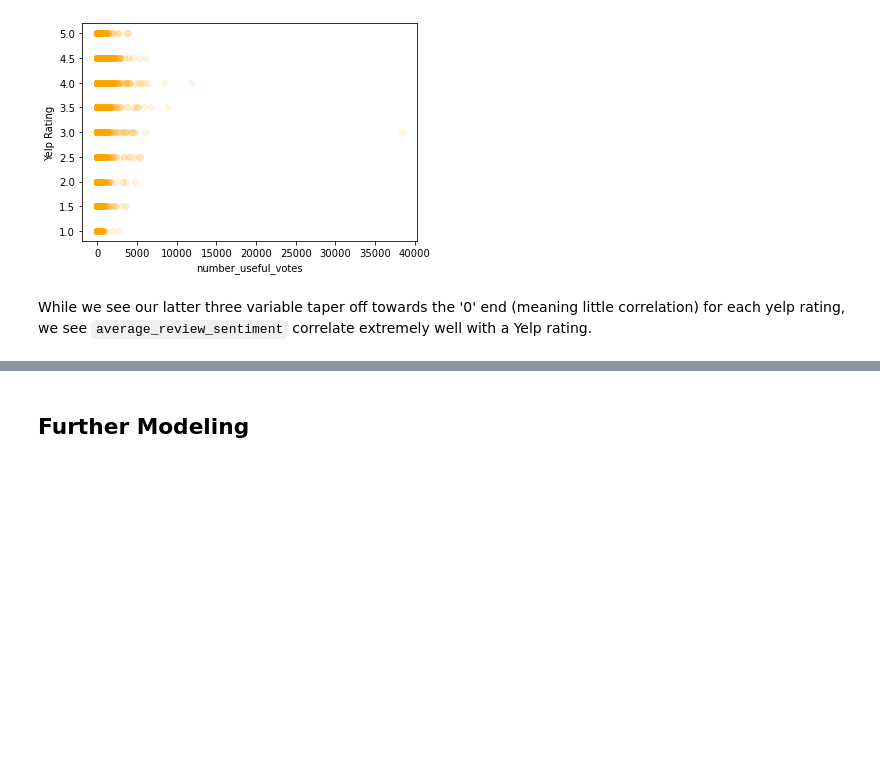
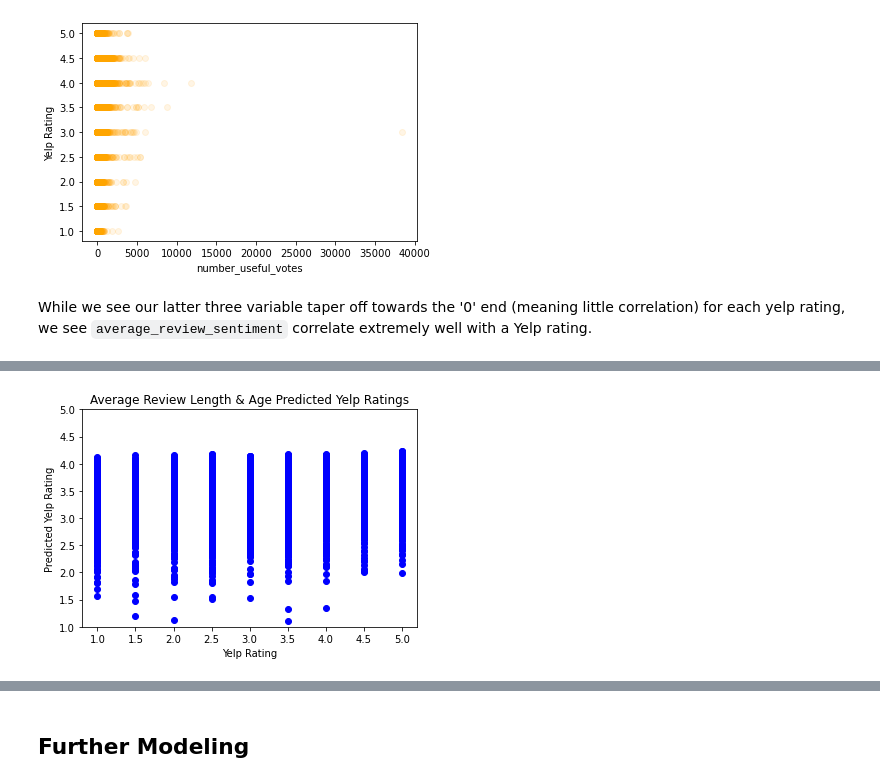
Before and after one commit to DanPark13/yelp-rating-prediction, a Jupyter notebook: yelp_rating_predictor.ipynb, the cells around one changed output, grey strips where cells are left out. Cells and saved outputs as stored; diff of their text form; code cells hidden in the pictures; blank space fills up the shorter version.

```diff
--- a/yelp_rating_predictor.ipynb
+++ b/yelp_rating_predictor.ipynb
@@ -388,0 +316,2 @@ all_features = binary_features + numeric_features
+# %%
+review_length_age_features = df[['average_review_length','average_review_age']]
@@ -388,0 +335,3 @@ all_features = binary_features + numeric_features
+# %%
+# 'average_review_length' and 'average_review_age'
+review_length_age_X_train, review_length_age_X_test, review_length_age_y_train, review_length_age_y_test = train_test_split(review_length_age_features, ratings, test_size = 0.2, random_state = 1)
@@ -388,0 +348,4 @@ all_features = binary_features + numeric_features
+# %%
+# `average_review_length` and `average_review_age`
+review_length_age_model = LinearRegression()
+review_length_age_model.fit(review_length_age_X_train, review_length_age_y_train)
@@ -388,0 +407,11 @@ all_features = binary_features + numeric_features
+# %%
+review_length_age_y_predicted = review_length_age_model.predict(review_length_age_X_test)
+
+plt.scatter(review_length_age_y_test, review_length_age_y_predicted,c="b")
+plt.title("Average Review Length & Age Predicted Yelp Ratings")
+plt.xlabel("Yelp Rating")
+plt.ylabel("Predicted Yelp Rating")
+plt.ylim(1,5)
+plt.show()
+# %% [output]
+[figure, added]
```
Also changed, not shown: parts of 75 cells of this notebook.
